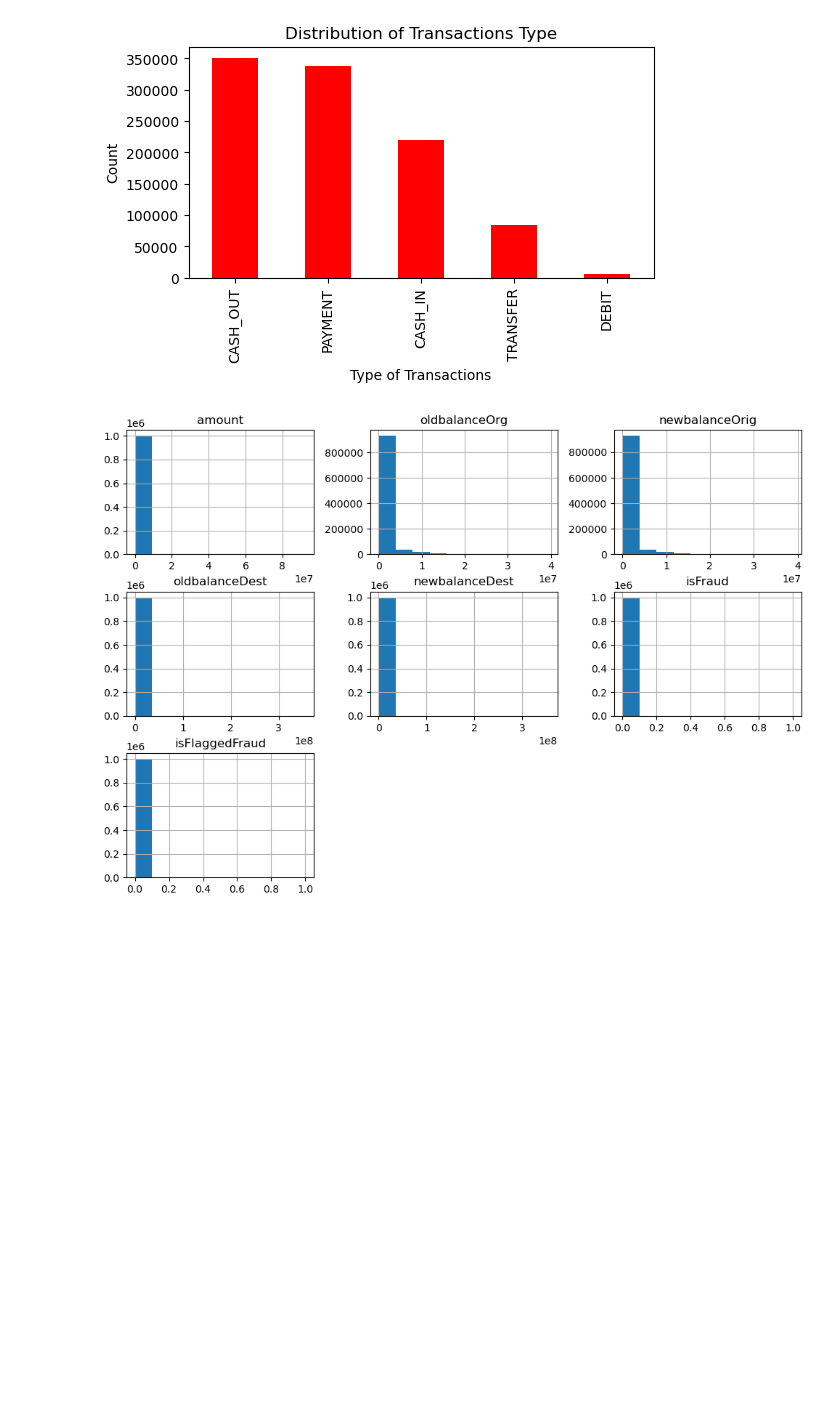
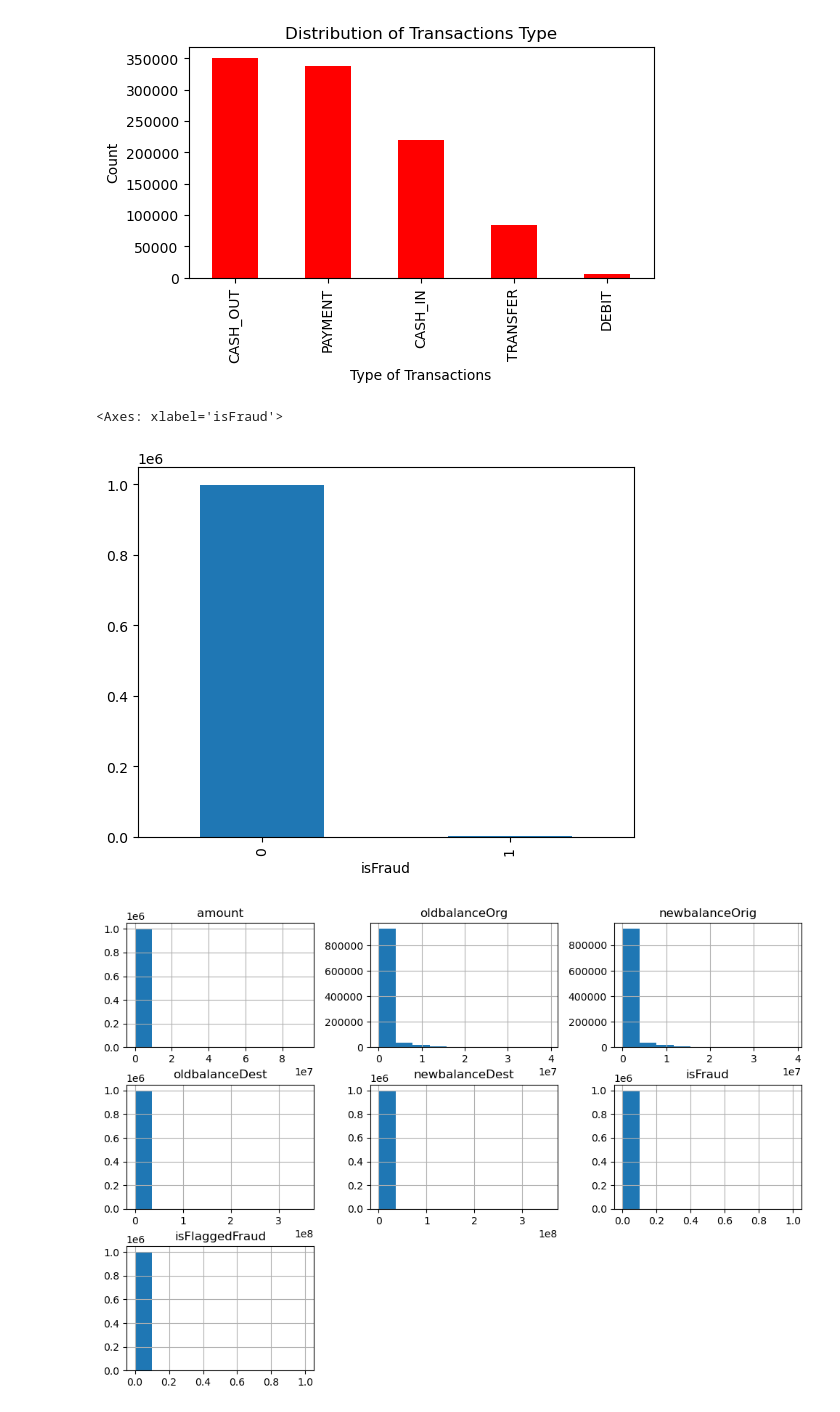
Before and after one commit to Zyjones/Detect-Fraud, a Jupyter notebook: notebooks/eda.ipynb, the cells around one changed output. Saved outputs shown, nothing was run; the diff lists cells and outputs as text; code cells hidden in the pictures; blank space fills up the shorter version.

```diff
--- a/notebooks/eda.ipynb
+++ b/notebooks/eda.ipynb
@@ -172,6 +172,11 @@ plt.tight_layout
 plt.show()
 # %% [output]
 [figure]
+# %%
+transactions["isFraud"].value_counts().plot.bar()
+# %% [output]
+<Axes: xlabel='isFraud'>
+[figure, added]
 # %%
 #This creates a histogram of all the number columns at once
 num_cols = transactions.select_dtypes(include = ['int64', 'float64']).columns
```
Also changed, not shown: 2 other files.
